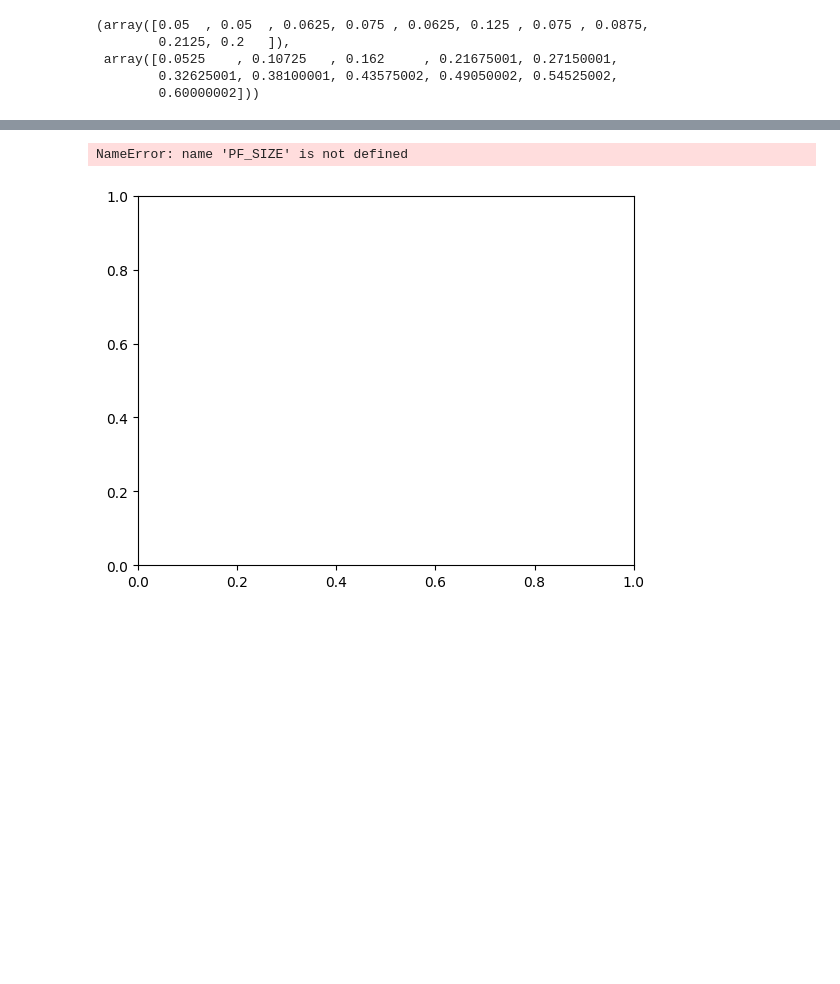
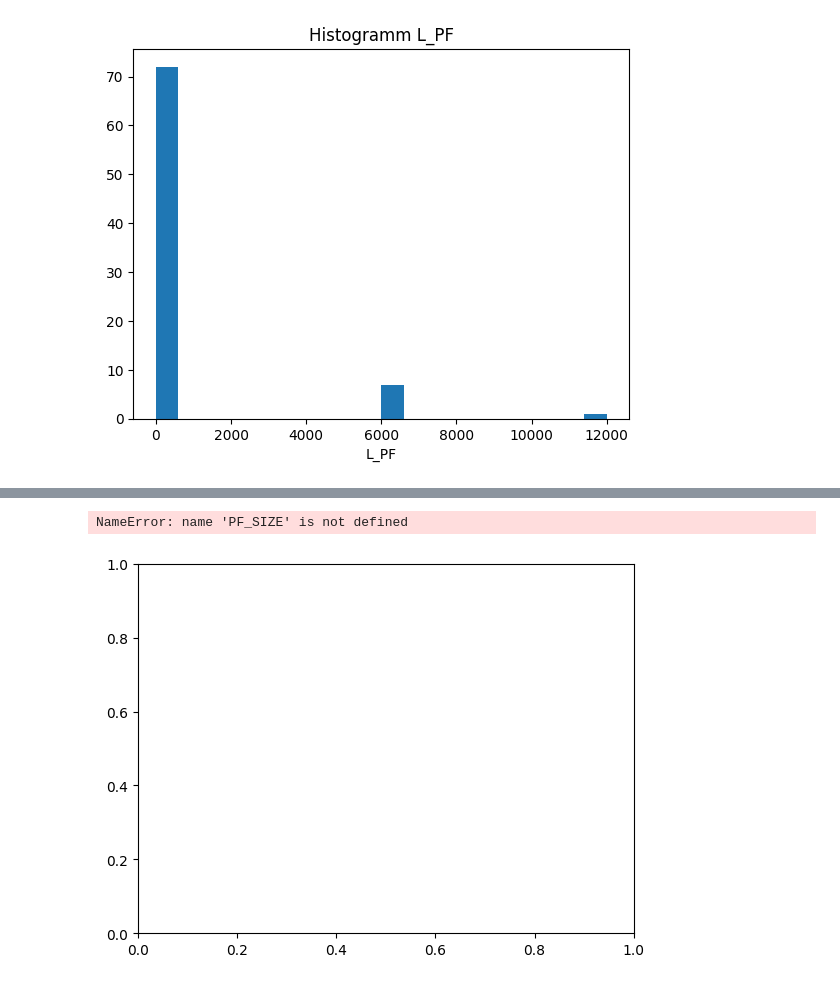
Before and after one commit to trbznk/merton, a Jupyter notebook: example.ipynb, the cells around one changed output, grey strips where cells are left out. Saved outputs shown, nothing was run; the diff lists cells and outputs as text; code cells hidden in the pictures; blank space fills up the shorter version.

```diff
--- a/example.ipynb
+++ b/example.ipynb
@@ -28,5 +28,6 @@ libmonte.simulate.restype = Result
 config = Config("./example_portfolio.csv".encode("utf-8"), ASSET_CORR, N_SIMS)
 result = libmonte.simulate(config)
 print(f"simulation took {result.ms:.2f} ms")
+l_pf = [float(result.L_PF[i]) for i in range(result.pf_size)]
 lr_pf = [float(result.LR_PF[i]) for i in range(result.pf_size)]
 # %% [output]
@@ -34,12 +35,12 @@ simulation took 41.53 ms
-# %%
-
-count/np.sum(count), bins
-# %% [output]
-(array([0.05  , 0.05  , 0.0625, 0.075 , 0.0625, 0.125 , 0.075 , 0.0875,
-        0.2125, 0.2   ]),
- array([0.0525    , 0.10725   , 0.162     , 0.21675001, 0.27150001,
-        0.32625001, 0.38100001, 0.43575002, 0.49050002, 0.54525002,
-        0.60000002]))
+# %%
+fig, ax = plt.subplots()
+ax.set_title(f"Histogramm L_PF")
+
+ax.hist(l_pf, bins=20)
+ax.set_xlabel("L_PF")
+plt.show()
+# %% [output]
+[figure, added]
 # %%
 count, bins = np.histogram(lr_pf)
 y = count/np.sum(count)
```
Also changed, not shown: parts of 3 cells of this notebook, 1 other file.
